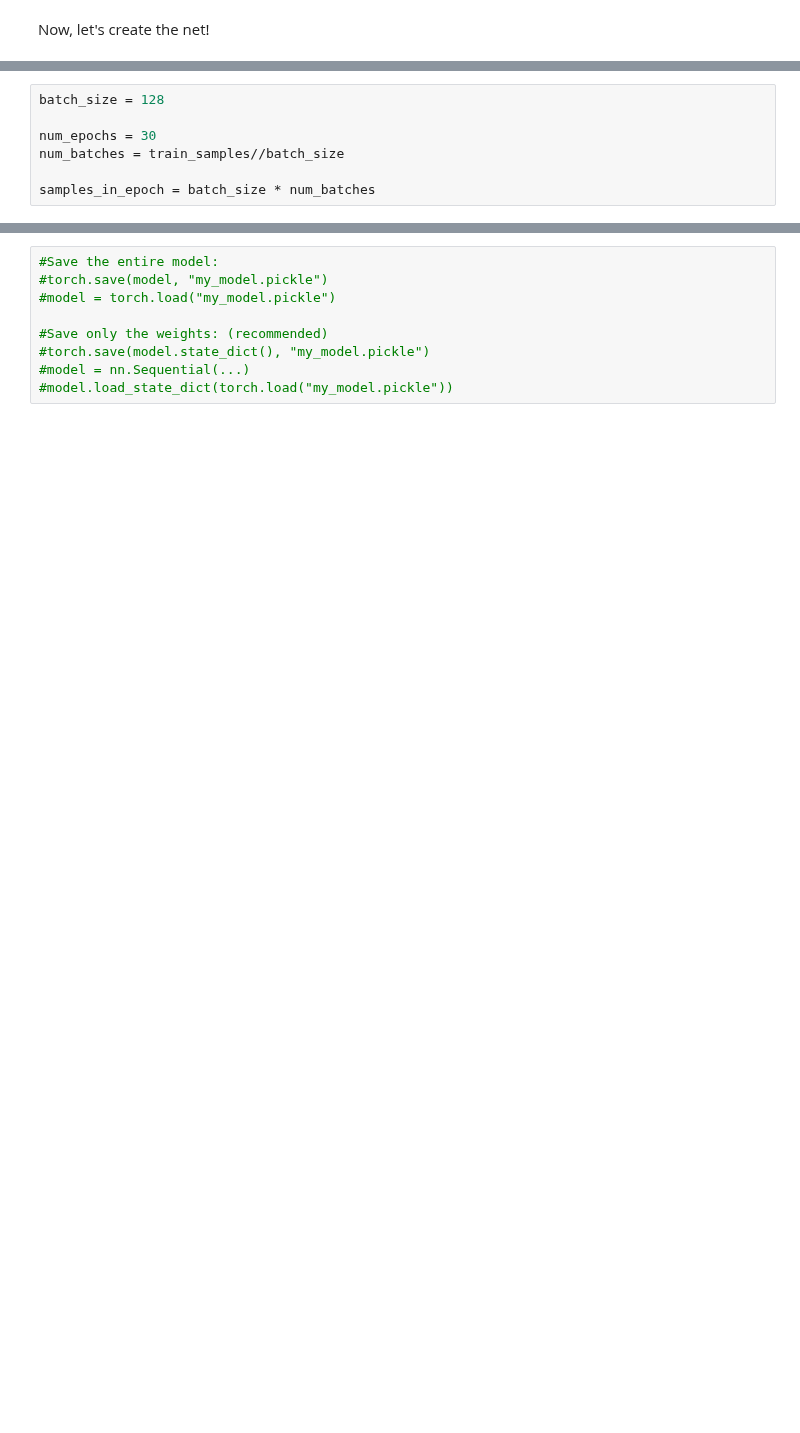
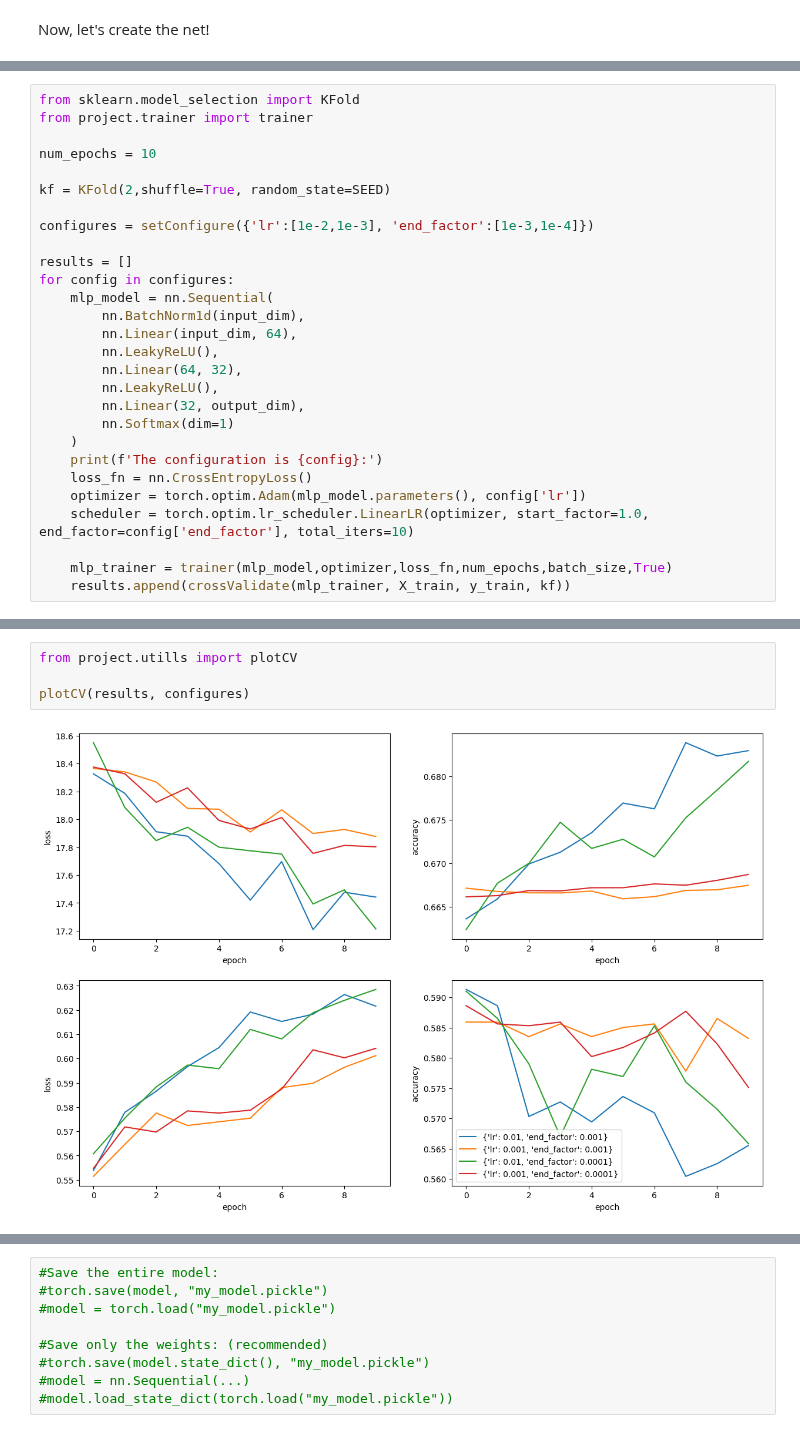
Before and after one commit to omersideman/ai-project, a Jupyter notebook: notebooks/simple_classifiers.ipynb, the cells around one changed output, grey strips where cells are left out. Drawn from its saved outputs; the diff is of its cells as text; blank space fills up the shorter version.

```diff
--- a/notebooks/simple_classifiers.ipynb
+++ b/notebooks/simple_classifiers.ipynb
@@ -260,7 +300,0 @@ y_test = torch.tensor(y_test, dtype = torch.long)
-# %%
-batch_size = 128
-
-num_epochs = 30
-num_batches = train_samples//batch_size
-
-samples_in_epoch = batch_size * num_batches
@@ -305,0 +342,28 @@ accuracy: 0.43960336538461536
+# %%
+from sklearn.model_selection import KFold
+from project.trainer import trainer
+
+num_epochs = 10
+
+kf = KFold(2,shuffle=True, random_state=SEED)
+
+configures = setConfigure({'lr':[1e-2,1e-3], 'end_factor':[1e-3,1e-4]})
+
+results = []
+for config in configures:
+    mlp_model = nn.Sequential(
+        nn.BatchNorm1d(input_dim),
+        nn.Linear(input_dim, 64),
+        nn.LeakyReLU(),
+        nn.Linear(64, 32),
+        nn.LeakyReLU(),
+        nn.Linear(32, output_dim),
+        nn.Softmax(dim=1)
+    )
+    print(f'The configuration is {config}:')
+    loss_fn = nn.CrossEntropyLoss()
+    optimizer = torch.optim.Adam(mlp_model.parameters(), config['lr'])
+    scheduler = torch.optim.lr_scheduler.LinearLR(optimizer, start_factor=1.0, end_factor=config['end_factor'], total_iters=10)
+
+    mlp_trainer = trainer(mlp_model,optimizer,loss_fn,num_epochs,batch_size,True)
+    results.append(crossValidate(mlp_trainer, X_train, y_train, kf))
@@ -305,0 +383,6 @@ accuracy: 0.43960336538461536
+# %%
+from project.utills import plotCV
+
+plotCV(results, configures)
+# %% [output]
+[figure, added]
```
Also changed, not shown: parts of 26 cells of this notebook.
